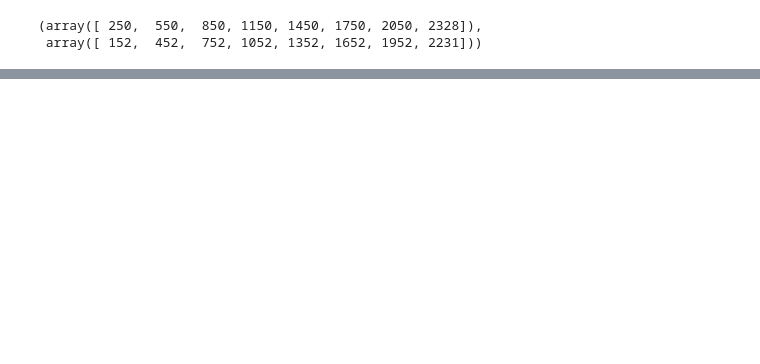
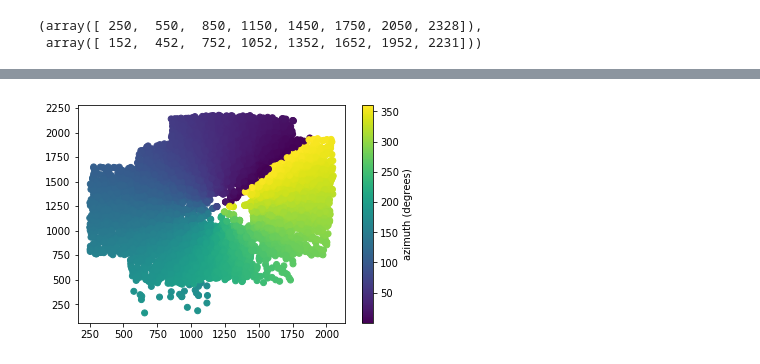
Before and after one commit to yoachim/fisheye_wcs, a Jupyter notebook: example/Chop_example.ipynb, the cells around one changed output, grey strips where cells are left out. Cells and saved outputs as stored; diff of their text form; code cells hidden in the pictures; blank space fills up the shorter version.

```diff
--- a/example/Chop_example.ipynb
+++ b/example/Chop_example.ipynb
@@ -28,3 +31,8 @@ filename = '2019-09-04/2019_09_05__06_31_15.fits'
+# %%
+filename = '2019-09-04/2019_09_05__06_31_15.fits'
+in_im = fits.open(filename)
+image_time = Time(in_im[0].header['DATE-OBS'], format='isot', scale='utc')
+in_im.close()
 # %%
 nx = 2448
 ny = 2536
@@ -108,0 +115,14 @@ plt.colorbar()
+# %%
+# Now we can convert this to alt,az
+default_location = EarthLocation(lat=-30.2444*u.degree, lon=-70.7494*u.degree,
+                                 height=2650.0*u.meter)
+coords = SkyCoord(ra=points['RA']*u.degree, dec=points['dec']*u.degree)
+temp = coords.transform_to(AltAz(obstime=image_time, location=default_location))
+alt = temp.alt.value
+az = temp.az.value
+
+# Let's crop off th ereally low ones for now
+#good = np.where((points['x'] > 1500) & (points['x'] < 1700) & (points['y'] > 1500) & (points['y'] < 1750))[0]
+#alt = alt[good]
+#az = az[good]
+#points = points[good]
@@ -108,0 +135,6 @@ plt.colorbar()
+# %%
+plt.scatter(points['x'], points['y'], c=az)
+cb = plt.colorbar()
+cb.set_label('azimuth (degrees)')
+# %% [output]
+[figure, added]
```
Also changed, not shown: parts of 21 cells of this notebook, 1 other file.
